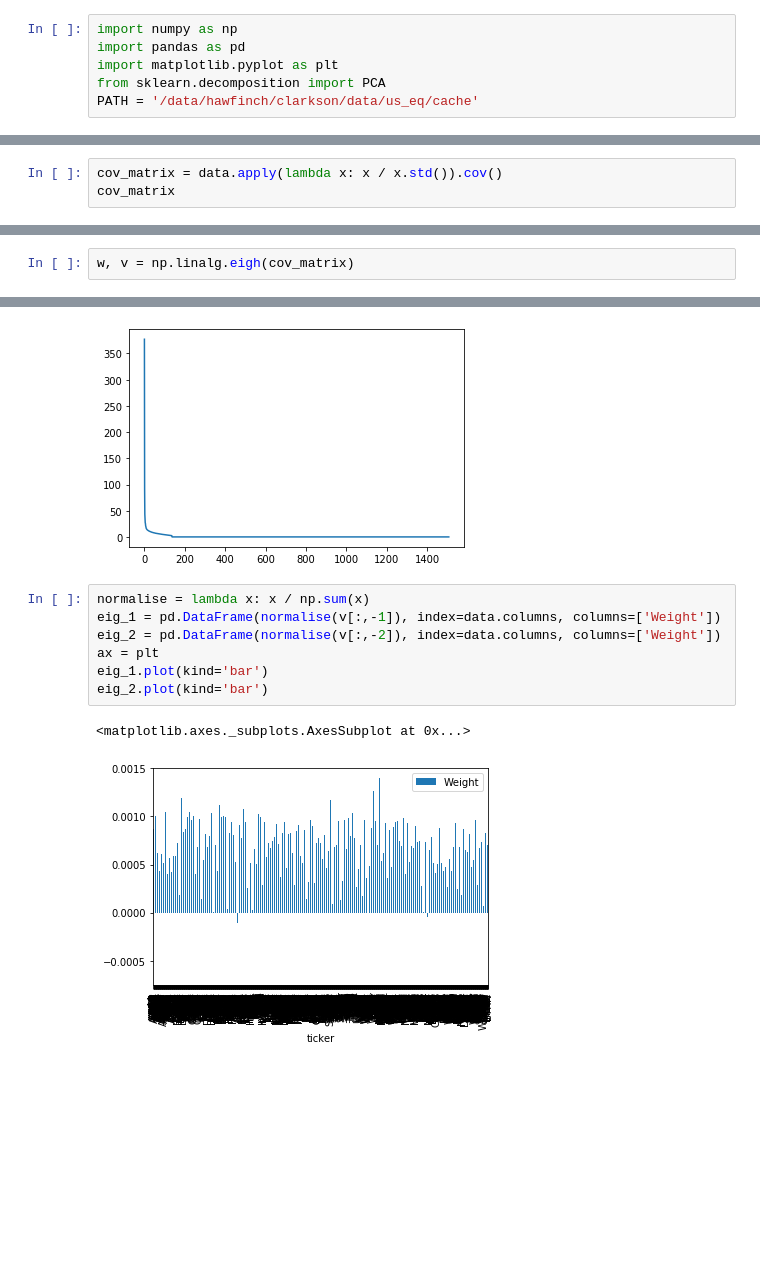
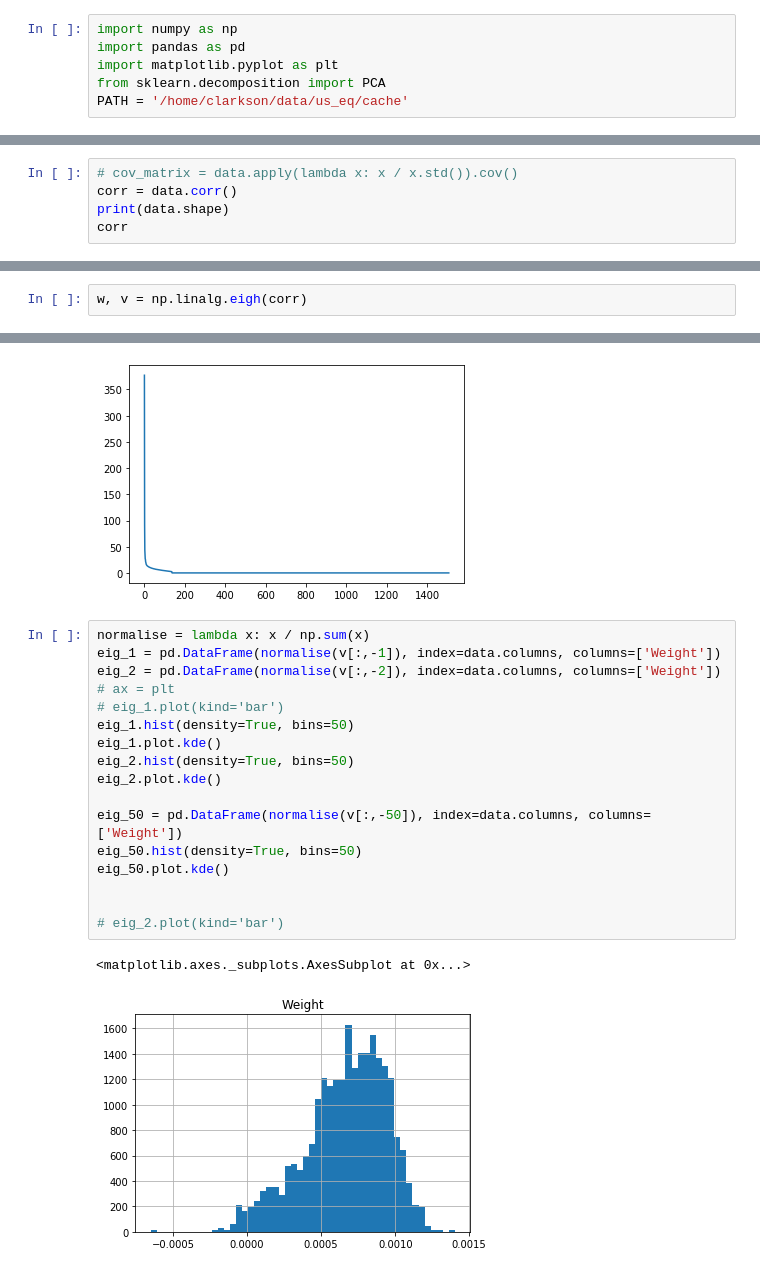
Before and after one commit to jase-clarkson/mini_1, a Jupyter notebook: PCA.ipynb, the cells around one changed output, grey strips where cells are left out. Drawn from its saved outputs; the diff is of its cells as text; blank space fills up the shorter version.

```diff
--- a/PCA.ipynb
+++ b/PCA.ipynb
@@ -3,7 +3,7 @@ import numpy as np
 import pandas as pd
 import matplotlib.pyplot as plt
 from sklearn.decomposition import PCA
-PATH = '/data/hawfinch/clarkson/data/us_eq/cache'
+PATH = '/home/clarkson/data/us_eq/cache'
 # %%
 df = pd.read_pickle('{}/log_returns_cleaned.pkl'.format(PATH))
 # %%
@@ -14,4 +31,6 @@ data = df.loc['2019-01-01':'2019-07-19'].dropna(axis=1)
 # %%
-cov_matrix = data.apply(lambda x: x / x.std()).cov()
-cov_matrix
+# cov_matrix = data.apply(lambda x: x / x.std()).cov()
+corr = data.corr()
+print(data.shape)
+corr
 # %% [output]
@@ -32,5 +52,5 @@ cov_matrix
 # %%
-w, v = np.linalg.eigh(cov_matrix)
+w, v = np.linalg.eigh(corr)
 # %%
 plt.plot([w for w in reversed(w)])
 # %% [output]
@@ -39,10 +59,20 @@ plt.plot([w for w in reversed(w)])
 # %%
 normalise = lambda x: x / np.sum(x)
 eig_1 = pd.DataFrame(normalise(v[:,-1]), index=data.columns, columns=['Weight'])
 eig_2 = pd.DataFrame(normalise(v[:,-2]), index=data.columns, columns=['Weight'])
-ax = plt
-eig_1.plot(kind='bar')
-eig_2.plot(kind='bar')
+# ax = plt
+# eig_1.plot(kind='bar')
+eig_1.hist(density=True, bins=50)
+eig_1.plot.kde()
+eig_2.hist(density=True, bins=50)
+eig_2.plot.kde()
+
+eig_50 = pd.DataFrame(normalise(v[:,-50]), index=data.columns, columns=['Weight'])
+eig_50.hist(density=True, bins=50)
+eig_50.plot.kde()
+
+
+# eig_2.plot(kind='bar')
 # %% [output]
 <matplotlib.axes._subplots.AxesSubplot at 0x...>
-[figure, old version]
+[figure, new version]
```
Also changed, not shown: parts of 5 cells of this notebook, 4 other files.
